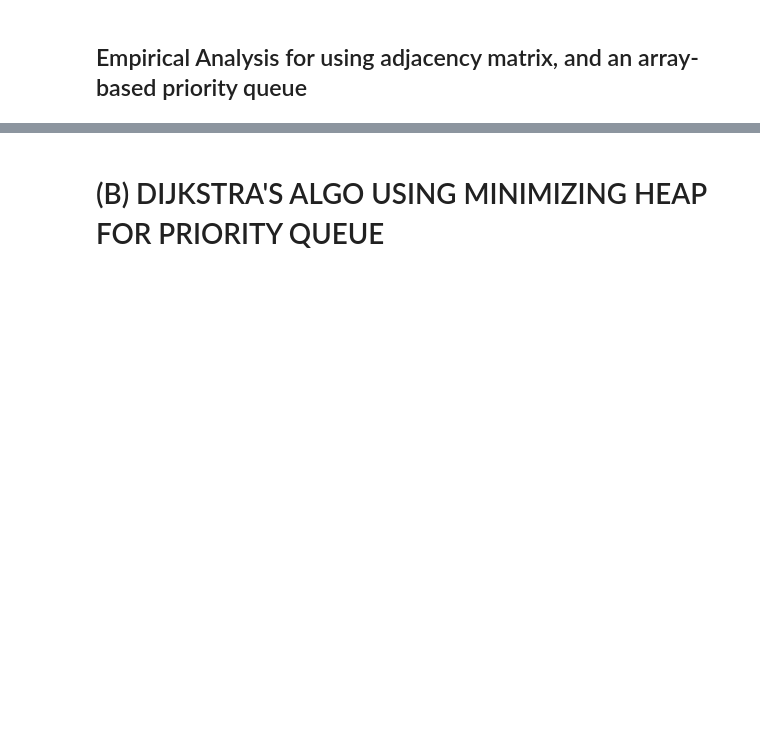
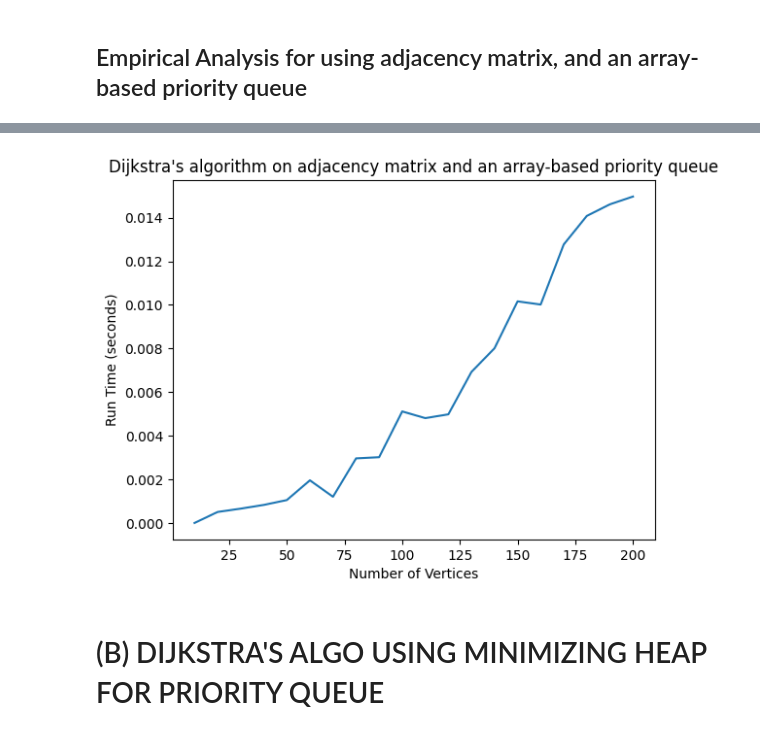
Before and after one commit to ZaydShabazAli/SC2001-Group7-Project2, a Jupyter notebook: code/main.ipynb, the cells around one changed output, grey strips where cells are left out. Drawn from its saved outputs; the diff is of its cells as text; code cells hidden in the pictures; blank space fills up the shorter version.

```diff
--- a/code/main.ipynb
+++ b/code/main.ipynb
@@ -104,3 +87,28 @@ if __name__ == '__main__':
+# %%
+numVertices = range(10, 210, 10)
+numRepetition = 10
+runTimeArr = []
+
+for n in numVertices:
+    graph = generate_random_graph_matrix(n, graph_type="average")
+
+    start = time.time()
+
+    for _ in range(numRepetition):
+        source = np.random.randint(0, n, size=2)
+        dijkstra_matrix(graph, source=0, V=n)
+
+    end = time.time()
+    aveTime = (end - start) / numRepetition
+    runTimeArr.append(aveTime)
+
+plt.plot(numVertices, runTimeArr)
+plt.xlabel("Number of Vertices")
+plt.ylabel("Run Time (seconds)")
+plt.title("Dijkstra\'s algorithm on adjacency matrix and an array-based priority queue")
+plt.show()
+# %% [output]
+[figure, added]
 # %% [markdown]
 # (B) DIJKSTRA'S ALGO USING MINIMIZING HEAP FOR PRIORITY QUEUE
 # %%
```
Also changed, not shown: parts of 9 cells of this notebook.
